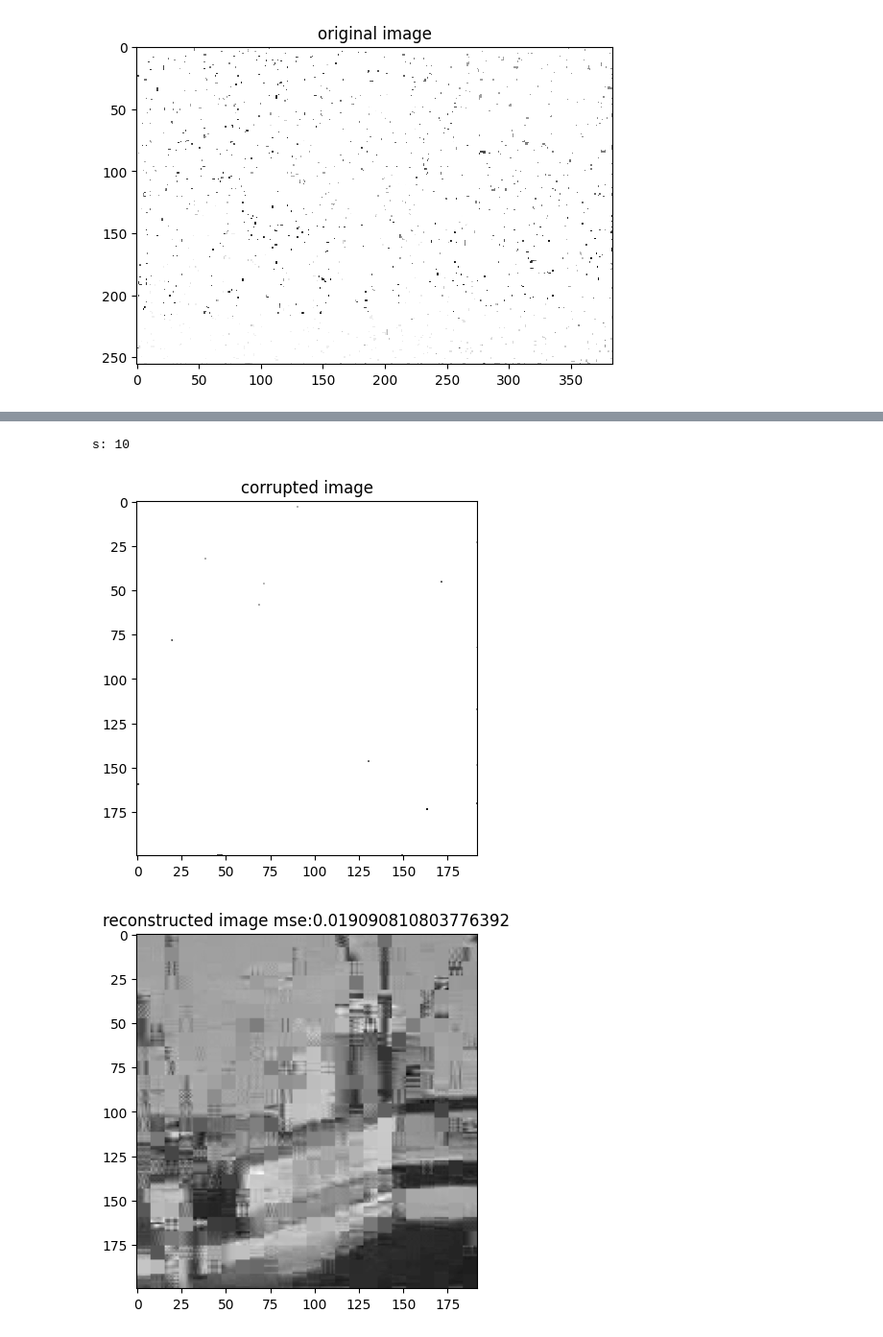
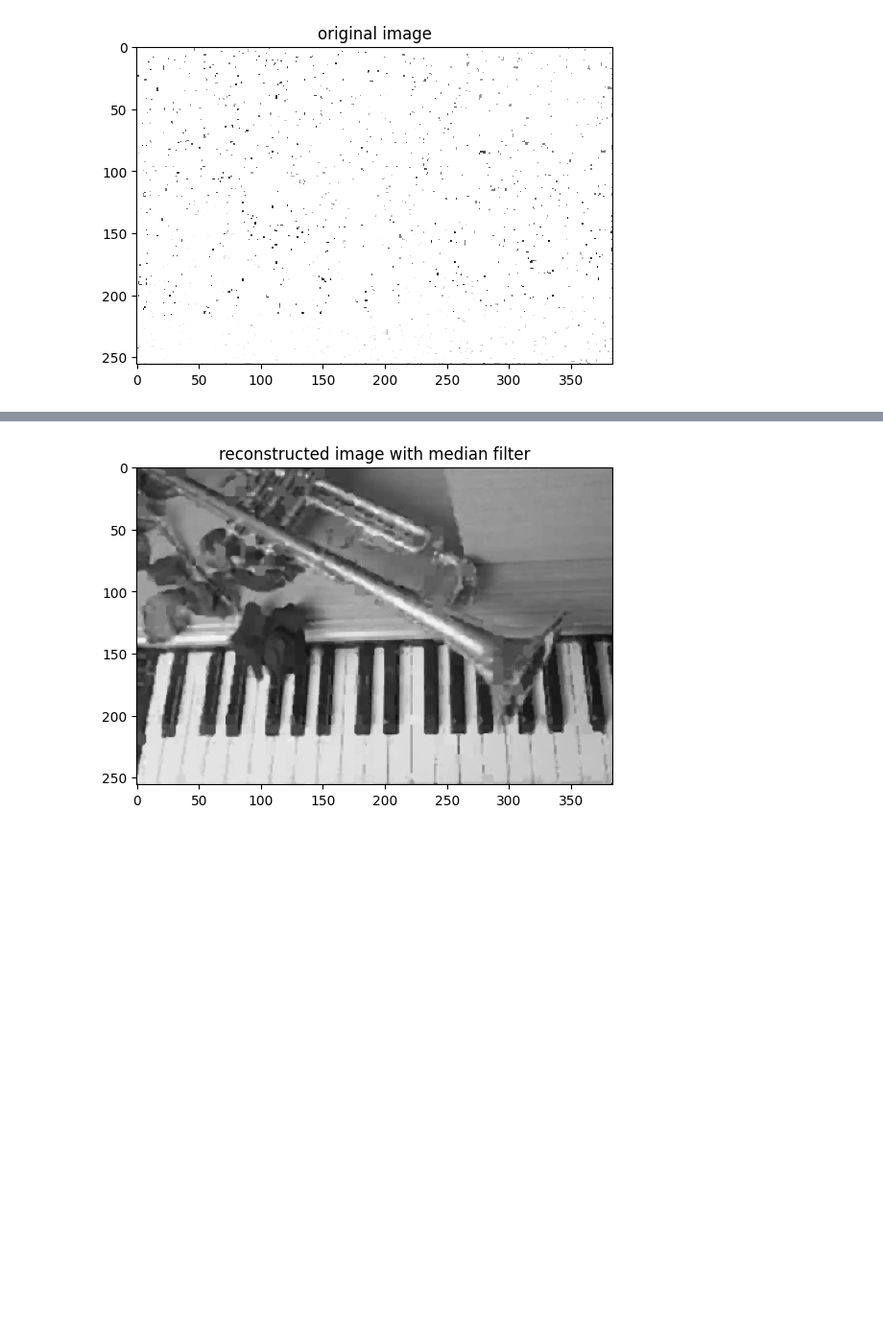
Before and after one commit to albertlyuan/ece-580, a Jupyter notebook: hw5.ipynb, the cells around one changed output, grey strips where cells are left out. Shown at 96% size. Drawn from its saved outputs; the diff is of its cells as text; code cells hidden in the pictures; blank space fills up the shorter version.

```diff
--- a/hw5.ipynb
+++ b/hw5.ipynb
@@ -221,25 +306,8 @@ savedImgs = {}
-# %%
-
-# for s in [10,20,30,40,50]:
-for s in [10]:
-    reconstructed_img = simulate_reconstruct_img(boat, s, plot=True)
-    savedImgs[s] = reconstructed_img
-
-
-
-# # add median filter
-# for k,reconstructed_img in savedImgs.items():
-#     mse = np.mean((boat-reconstructed_img)**2)/(boat.shape[0]*boat.shape[1])
-#     reconstructed_img_median = addMedianFilter(boat, reconstructed_img)
-#     mse_median = np.mean((boat-reconstructed_img_median)**2)/(boat.shape[0]*boat.shape[1])
-
-#     fig,ax = plt.subplots(1,2)
-#     ax[0].imshow(reconstructed_img, cmap='gray')
-#     ax[0].set_title(f"reconstructed image \ns: {k} mse:{round(mse,5)}")
-#     ax[1].imshow(reconstructed_img_median, cmap='gray')
-#     ax[1].set_title(f"reconstructed image \nwith median filter \ns: {k} mse:{round(mse_median,5)}")
-#     plt.show()
-# %% [output]
-s: 10
-[figure, removed]
-[figure, removed]
+# %%
+reconstructed_img_medfilt = signal.medfilt2d(reconstructed_img, kernel_size=3)
+fig,ax = plt.subplots()
+ax.imshow(reconstructed_img_medfilt, cmap='gray')
+ax.set_title("reconstructed image with median filter")
+plt.show()
+# %% [output]
+[figure, added]
```
Also changed, not shown: parts of 13 cells of this notebook, 3 other files.
